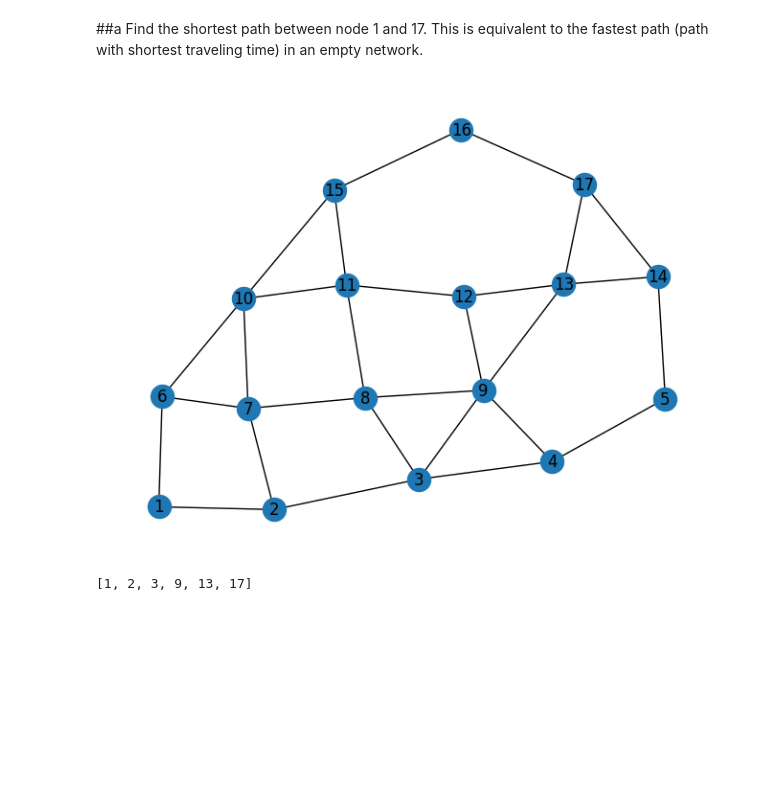
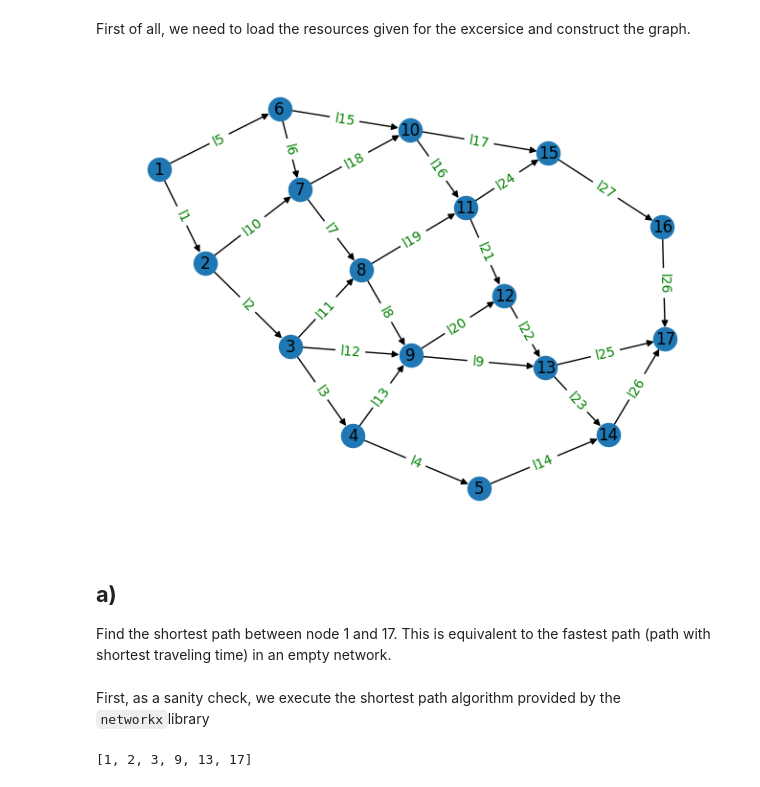
Before and after one commit to cosmolejo/ABOUT, a Jupyter notebook: H1/Punto3.ipynb, the cells around one changed output. Saved outputs shown, nothing was run; the diff lists cells and outputs as text; code cells hidden in the pictures; blank space fills up the shorter version.

```diff
--- a/H1/Punto3.ipynb
+++ b/H1/Punto3.ipynb
@@ -27,23 +25,44 @@ which the drivers experience when the road is empty. In the same manner as for t
-# %% [markdown]
-##a
-Find the shortest path between node 1 and 17. This is equivalent to the fastest path (path with shortest traveling time) in an empty network.
+# %% [markdown]
+First of all, we need to load the resources given for the excersice and construct the graph.
 # %%
 f = loadmat('resources/flow.mat')["flow"].reshape(28,)
 C = loadmat('resources/capacities.mat')["capacities"].reshape(28,)
 B = loadmat('resources/traffic.mat')["traffic"]
 l = loadmat('resources/traveltime.mat')["traveltime"].reshape(28,)
+# %%
+labels = {(1,2):'l1',(2,3):'l2',(3,4):'l3',(4,5):'l4',(1,6):'l5',
+          (6,7):'l6',(7,8):'l7',(8,9):'l8',(9,13):'l9',(2,7):'l10',
+          (3,8):'l11',(3,9):'l12',(4,9):'l13',(5,14):'l14',(6,10):'l15',
+          (10,11):'l16',(10,15):'l17',(7,10):'l18',(8,11):'l19',
+          (9,12):'l20',(11,12):'l21',(12,13):'l22',(13,14):'l23',
+          (11,15):'l24',(13,17):'l25',(14,17):'l26',(15,16):'l27',(16,17):'l26'}
 # %%
 W = [(
+    np.argwhere(b==1).reshape(-1)[0]+1,
     np.argwhere(b==-1).reshape(-1)[0]+1,
-    np.argwhere(b==1).reshape(-1)[0]+1,
     {'time': l[i], 'capacity':C[i]}) for i,b in enumerate(B.T)]
 
-G = nx.Graph()
-G.add_weighted_edges_from(W,"time")
+G = nx.DiGraph()
+for w in W:
+    G.add_edge(w[0],w[1], time=w[2]['time'], capacity=w[2]['capacity'])
+pos = nx.nx_pydot.graphviz_layout(G)
+edges = G.edges
 # %%
-nx.draw(G,with_labels=True)
+nx.draw(G,pos,with_labels=True)
+nx.draw_networkx_edge_labels(
+    G, pos,
+    edge_labels= labels,
+    font_color='green'
+)
+plt.axis('off')
+plt.show()
 # %% [output]
-[figure, old version]
+[figure, new version]
+# %% [markdown]
+## **a)**
+Find the shortest path between node 1 and 17. This is equivalent to the fastest path (path with shortest traveling time) in an empty network.
+# %% [markdown]
+First, as a sanity check, we execute the shortest path algorithm provided by the `networkx`library
 # %%
 nx.shortest_path(G,1,17)
 # %% [output]
```
Also changed, not shown: parts of 42 cells of this notebook.
